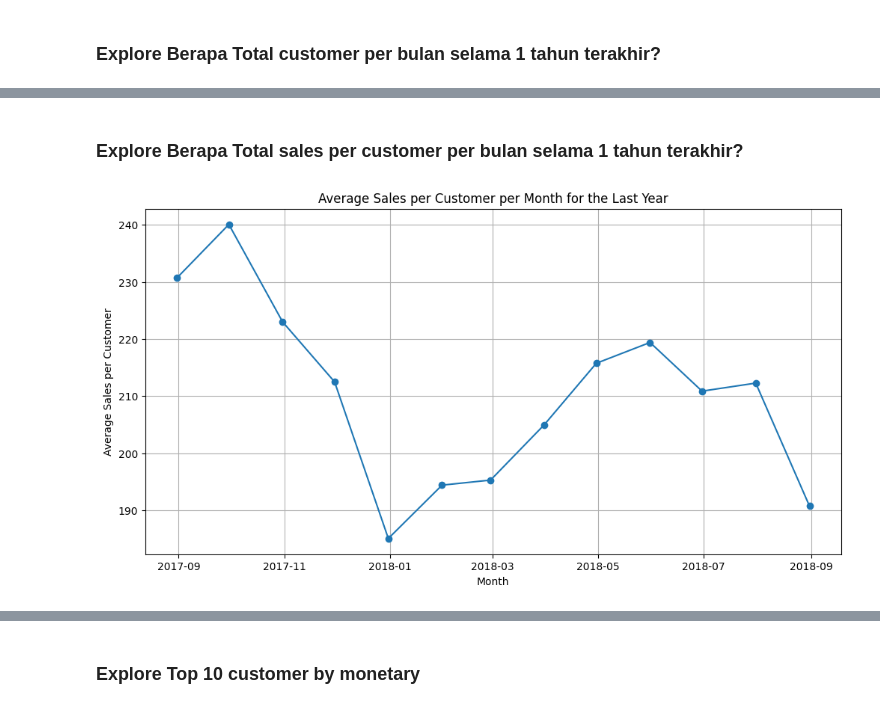
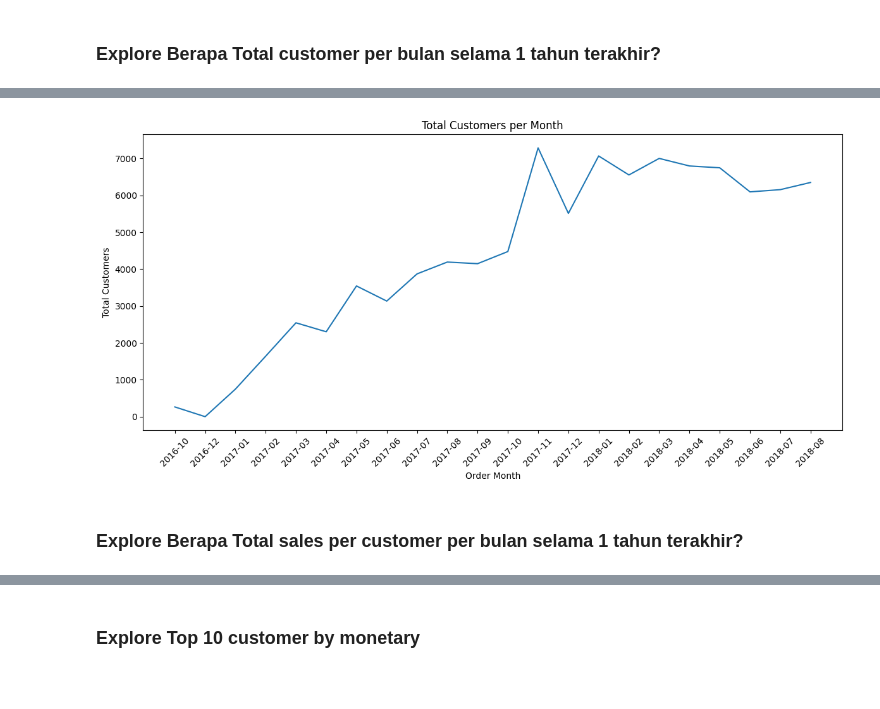
Before and after one commit to ralik45/E-Commerce-Analysis, a Jupyter notebook: Submission.ipynb, the cells around one changed output, grey strips where cells are left out. Cells and saved outputs as stored; diff of their text form; code cells hidden in the pictures.

```diff
--- a/Submission.ipynb
+++ b/Submission.ipynb
@@ -1114,0 +1086,10 @@ plt.show()
+# %%
+# Create 'order_month' column if it doesn't exist
+if 'order_month' not in orders_items_payments.columns:
+    orders_items_payments['order_month'] = orders_items_payments['order_purchase_timestamp'].dt.to_period('M')
+
+# Calculate total customers per month
+monthly_customers = orders_items_payments.groupby('order_month')['customer_id'].nunique()
+
+# Display the pivot table
+monthly_customers
@@ -1115,26 +1116,15 @@ plt.show()
+# %%
+import matplotlib.pyplot as plt
+
+plt.figure(figsize=(12, 6))
+plt.plot(monthly_customers.index.astype(str), monthly_customers.values)
+plt.xlabel("Order Month")
+plt.ylabel("Total Customers")
+plt.title("Total Customers per Month")
+plt.xticks(rotation=45)
+plt.tight_layout()
+plt.show()
+# %% [output]
+[figure, added]
 # %% [markdown]
 ### Explore Berapa Total sales per customer per bulan selama 1 tahun terakhir?
-# %%
-# Calculate average sales per customer per month
-monthly_sales_per_customer = filtered_data.groupby(pd.Grouper(key='order_purchase_timestamp', freq='M')) \
-    .agg({'payment_value': 'sum', 'customer_id': 'nunique'}) \
-    .reset_index()
-
-monthly_sales_per_customer['average_sales_per_customer'] = \
-    monthly_sales_per_customer['payment_value'] / monthly_sales_per_customer['customer_id']
-
-# Create a line chart
-plt.figure(figsize=(12, 6))
-plt.plot(monthly_sales_per_customer['order_purchase_timestamp'],
-         monthly_sales_per_customer['average_sales_per_customer'], marker='o')
-plt.title('Average Sales per Customer per Month for the Last Year')
-plt.xlabel('Month')
-plt.ylabel('Average Sales per Customer')
-plt.grid(True)
-
-# Apply currency formatter to the y-axis
-plt.gca().yaxis.set_major_formatter(ticker.FuncFormatter(currency_formatter))
-
-plt.show()
-# %% [output]
-[figure, removed]
```
Also changed, not shown: parts of 7 cells of this notebook.
